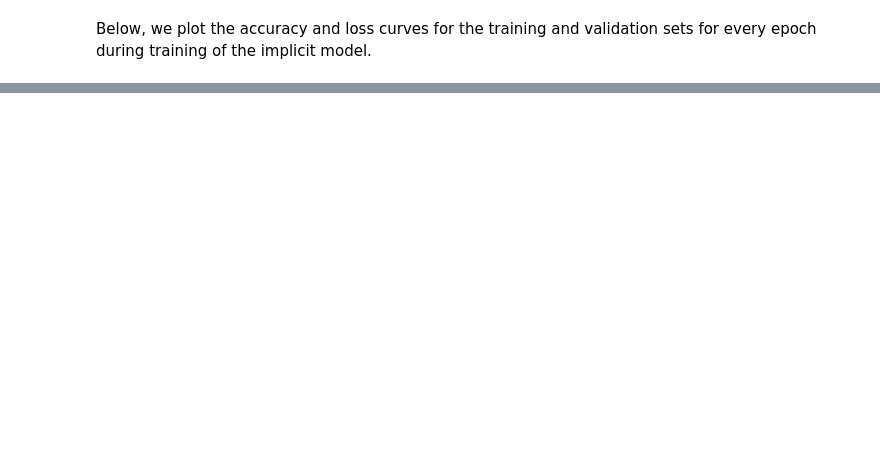
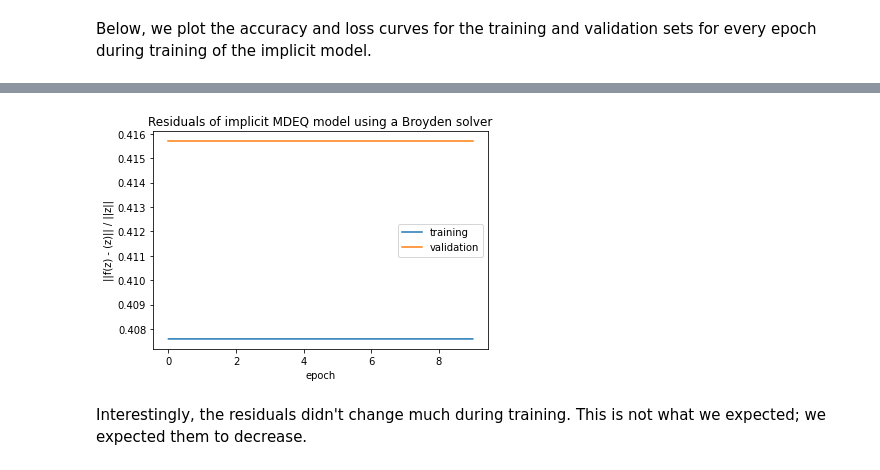
Before and after one commit to adamoyoung/deq-colab, a Jupyter notebook: deq-colab.ipynb, the cells around one changed output, grey strips where cells are left out. Saved outputs shown, nothing was run; the diff lists cells and outputs as text; code cells hidden in the pictures; blank space fills up the shorter version.

```diff
--- a/deq-colab.ipynb
+++ b/deq-colab.ipynb
@@ -994,0 +1002,19 @@ plt.show()
+# %%
+#@title Residual curves of implicit MDEQ model using a Broyden solver
+
+# create data
+train_res_broyden = broyden_results['train_res_vals']
+val_res_broyden = broyden_results['val_res_vals']
+
+# plot lines
+plt.plot(epochs, train_res_broyden, label = "training")
+plt.plot(epochs, val_res_broyden, label = "validation")
+plt.xlabel("epoch")
+plt.ylabel("||f(z) - (z)|| / ||z||")
+plt.title("Residuals of implicit MDEQ model using a Broyden solver")
+plt.legend()
+plt.show()
+# %% [output]
+[figure, added]
+# %% [markdown]
+Interestingly, the residuals didn't change much during training. This is not what we expected; we expected them to decrease.
```
Also changed, not shown: parts of 14 cells of this notebook.
